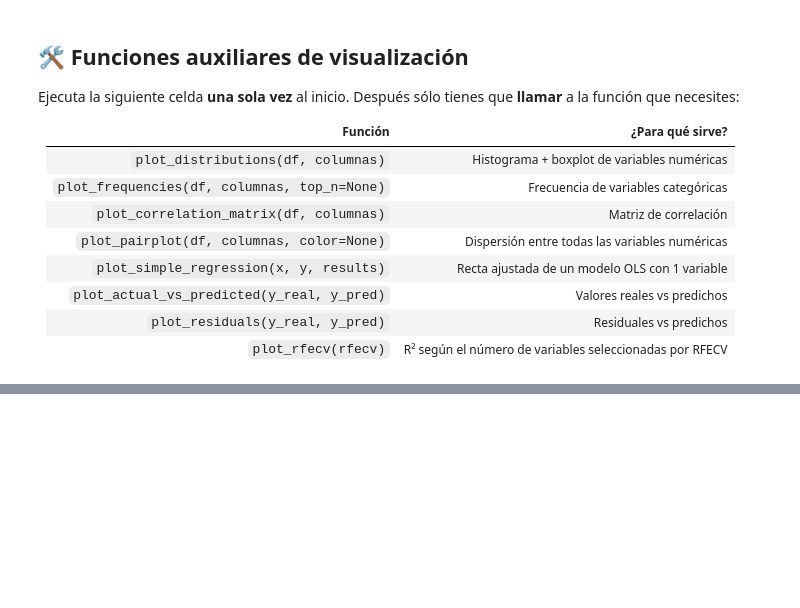
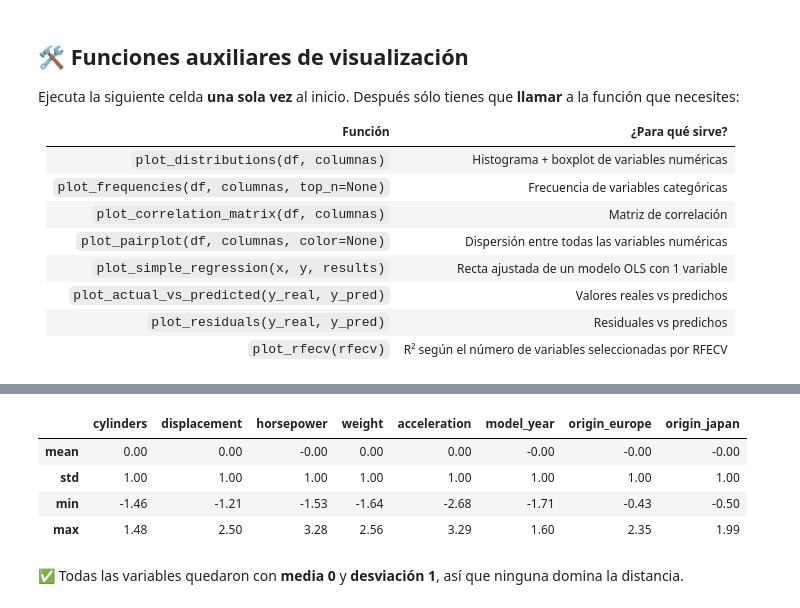
Before and after one commit to jorgermzg15/predictive-models-intro, a Jupyter notebook: 04-knn/caso_mpg.ipynb, the cells around one changed output, grey strips where cells are left out. Cells and saved outputs as stored; diff of their text form; code cells hidden in the pictures; blank space fills up the shorter version.

```diff
--- a/03-knn/caso_titanic.ipynb
+++ b/04-knn/caso_mpg.ipynb
@@ -689,0 +412,12 @@ resumen
+# %%
+X_train_escalado, X_test_escalado = escalar(X_train, X_test)
+
+X_train_escalado.describe().round(2).loc[['mean', 'std', 'min', 'max']]
+# %% [output]
+|  | cylinders | displacement | horsepower | weight | acceleration | model_year | origin_europe | origin_japan |
+| mean | 0.00 | 0.00 | -0.00 | 0.00 | 0.00 | -0.00 | -0.00 | -0.00 |
+| std | 1.00 | 1.00 | 1.00 | 1.00 | 1.00 | 1.00 | 1.00 | 1.00 |
+| min | -1.46 | -1.21 | -1.53 | -1.64 | -2.68 | -1.71 | -0.43 | -0.50 |
+| max | 1.48 | 2.50 | 3.28 | 2.56 | 3.29 | 1.60 | 2.35 | 1.99 |
+# %% [markdown]
+✅ Todas las variables quedaron con **media 0** y **desviación 1**, así que ninguna domina la distancia.
```
Also changed, not shown: parts of 41 cells of this notebook, 11 other files.
